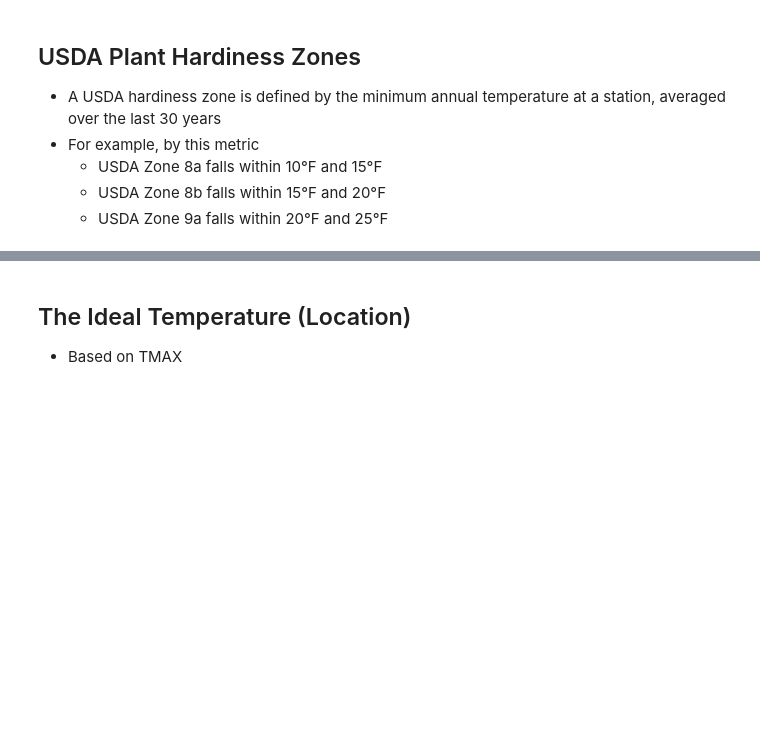
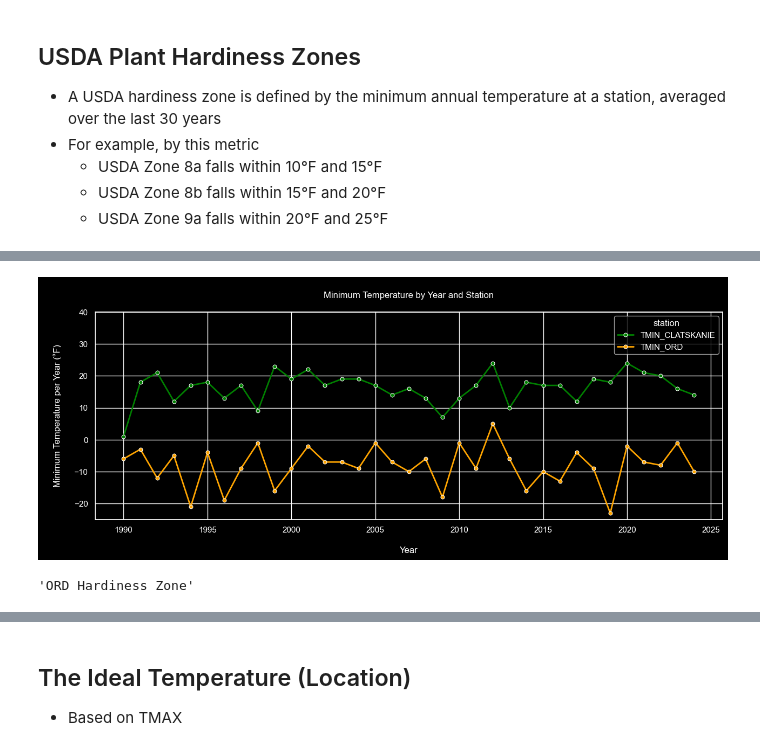
Before and after one commit to wpbSabi/weather_python, a Jupyter notebook: notebooks/compare_temperature.ipynb, the cells around one changed output, grey strips where cells are left out. Drawn from its saved outputs; the diff is of its cells as text; code cells hidden in the pictures; blank space fills up the shorter version.

Commit message:
updated the USDA chart to be dynamic

```diff
--- a/notebooks/compare_temperature.ipynb
+++ b/notebooks/compare_temperature.ipynb
@@ -147,6 +153,6 @@ functions.map_stations(df_stations,
 # %%
 # View the minimium temperature for each year
-tmin = df.groupby('year', as_index=False).agg({'TMIN_CLATSKANIE': 'min', 'TMIN_PDX': 'min'})
+tmin = df.groupby('year', as_index=False).agg({'TMIN' + df1_suffix: 'min', 'TMIN' + df2_suffix: 'min'})
 
 # Check for null values
 print('null values', tmin.isnull().sum().sum())
@@ -155,7 +180,10 @@ tmin
-# %%
-# Calculate the USDA hardiness zone for each station and year
-
-# Calculate the trailing average TMIN_PDX for the last 30 years, for each year
-tmin['PDX Hardiness Zone'] = tmin['TMIN_PDX'].rolling(window=30, min_periods=30).mean()
-tmin['Clatskanie Hardiness Zone'] = tmin['TMIN_CLATSKANIE'].rolling(window=30, min_periods=30).mean()
-tmin
+# %%
+# Calculate the USDA hardiness zone for each station and year
+
+# Use dynamic column names from tmin.columns
+col1 = tmin.columns[1]
+col2 = tmin.columns[2]
+
+tmin[f"{col2.replace('TMIN_', '').replace('_', ' ')} Hardiness Zone"] = tmin[col2].rolling(window=30, min_periods=30).mean()
+tmin[f"{col1.replace('TMIN_', '').replace('_', ' ')} Hardiness Zone"] = tmin[col1].rolling(window=30, min_periods=30).mean()
+tmin
@@ -162,5 +208,5 @@ tmin
 # %%
 # Make the wide format long, for the seaborn lineplot
-tmin_long = tmin.melt(id_vars='year', value_vars=['TMIN_CLATSKANIE', 'TMIN_PDX'],
+tmin_long = tmin.melt(id_vars='year', value_vars=[tmin.columns[1], tmin.columns[2]],
                       var_name='station', value_name='tmin')
 tmin_long
@@ -167,28 +227,34 @@ tmin_long
 # %%
 # sns.set_theme(style="darkgrid")
 plt.style.use('dark_background')
 plt.figure(figsize=(15,5))
 p = sns.lineplot(data=tmin_long,
              x='year',
              y='tmin',
              hue='station',
              palette=['green', 'orange'],
              marker='o',
              markersize=5,
              linewidth=2,
              style='station',
              dashes=False,
             #  legend='full',
                 )
 
 # add a title to the plot
 plt.title('\nMinimum Temperature by Year and Station\n')
-plt.ylim(-20, 40)
+plt.ylim(-25, 40)
 p.set_xlabel("\nYear", fontsize=12, rotation=0)
 p.set_ylabel("\nMinimum Temperature per Year (°F)\n", fontsize=12, rotation=90)
 
 # Suppress printouts
 plt.show()
+# %% [output]
+[figure, added]
+# %%
+tmin.columns[3]
+# %% [output]
+'ORD Hardiness Zone'
 # %%
 # How has the USDA hardiness zone changed year-by-year?
 # This makes for better storytelling
```
Also changed, not shown: parts of 13 cells of this notebook.
